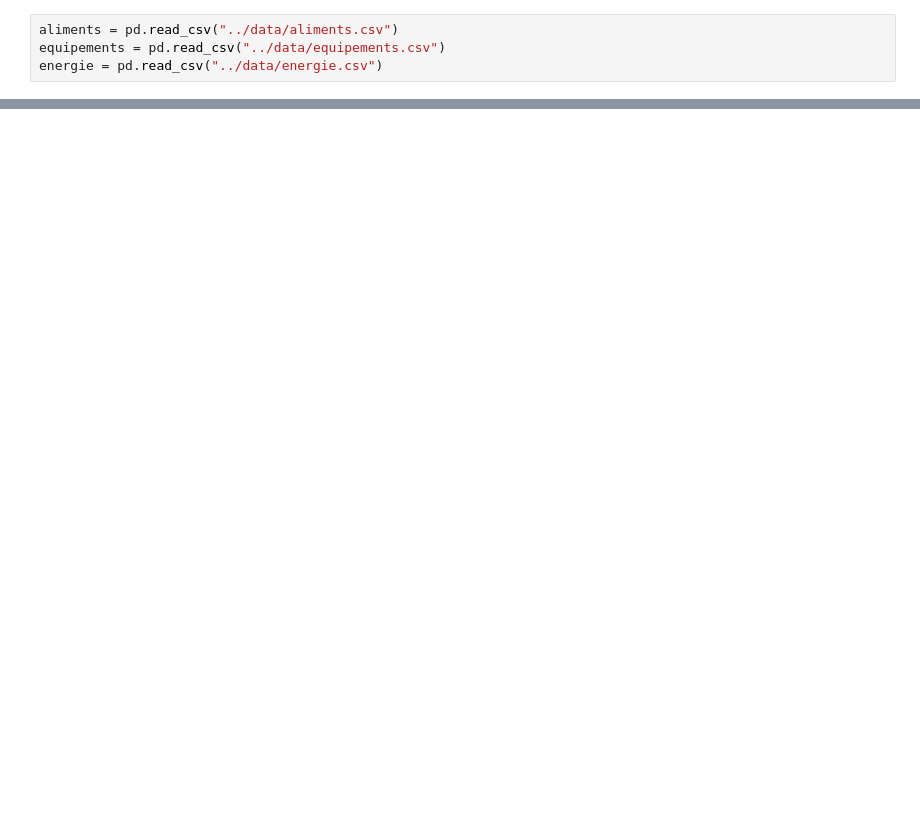
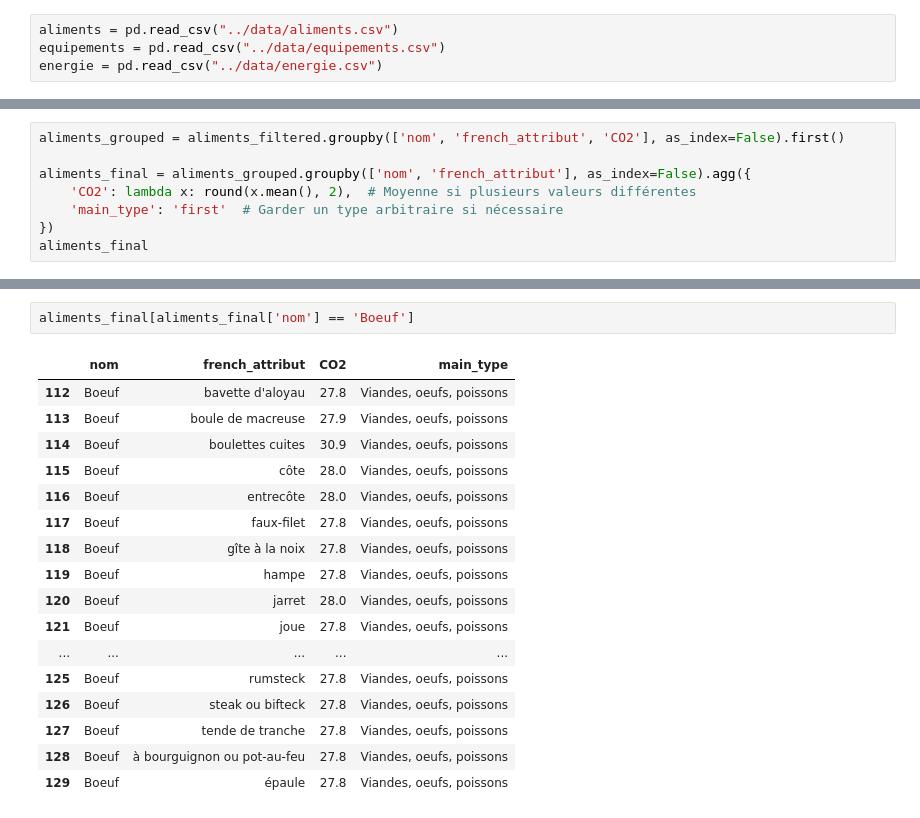
Before and after one commit to hachouaou/carboncalc, a Jupyter notebook: carbonsimulator/notebook.ipynb, the cells around one changed output, grey strips where cells are left out. Cells and saved outputs as stored; diff of their text form; blank space fills up the shorter version.

```diff
--- a/carbonsimulator/notebook.ipynb
+++ b/carbonsimulator/notebook.ipynb
@@ -44,0 +160,8 @@ energie_filtered.rename(columns={"french_name" : "nom"})
+# %%
+aliments_grouped = aliments_filtered.groupby(['nom', 'french_attribut', 'CO2'], as_index=False).first()
+
+aliments_final = aliments_grouped.groupby(['nom', 'french_attribut'], as_index=False).agg({
+    'CO2': lambda x: round(x.mean(), 2),  # Moyenne si plusieurs valeurs différentes
+    'main_type': 'first'  # Garder un type arbitraire si nécessaire
+})
+aliments_final
@@ -44,0 +182,20 @@ energie_filtered.rename(columns={"french_name" : "nom"})
+# %%
+aliments_final[aliments_final['nom'] == 'Boeuf']
+# %% [output]
+|  | nom | french_attribut | CO2 | main_type |
+| 112 | Boeuf | bavette d'aloyau | 27.8 | Viandes, oeufs, poissons |
+| 113 | Boeuf | boule de macreuse | 27.9 | Viandes, oeufs, poissons |
+| 114 | Boeuf | boulettes cuites | 30.9 | Viandes, oeufs, poissons |
+| 115 | Boeuf | côte | 28.0 | Viandes, oeufs, poissons |
+| 116 | Boeuf | entrecôte | 28.0 | Viandes, oeufs, poissons |
+| 117 | Boeuf | faux-filet | 27.8 | Viandes, oeufs, poissons |
+| 118 | Boeuf | gîte à la noix | 27.8 | Viandes, oeufs, poissons |
+| 119 | Boeuf | hampe | 27.8 | Viandes, oeufs, poissons |
+| 120 | Boeuf | jarret | 28.0 | Viandes, oeufs, poissons |
+| 121 | Boeuf | joue | 27.8 | Viandes, oeufs, poissons |
+| ... | ... | ... | ... | ... |
+| 125 | Boeuf | rumsteck | 27.8 | Viandes, oeufs, poissons |
+| 126 | Boeuf | steak ou bifteck | 27.8 | Viandes, oeufs, poissons |
+| 127 | Boeuf | tende de tranche | 27.8 | Viandes, oeufs, poissons |
+| 128 | Boeuf | à bourguignon ou pot-au-feu | 27.8 | Viandes, oeufs, poissons |
+| 129 | Boeuf | épaule | 27.8 | Viandes, oeufs, poissons |
```
Also changed, not shown: parts of 18 cells of this notebook.
